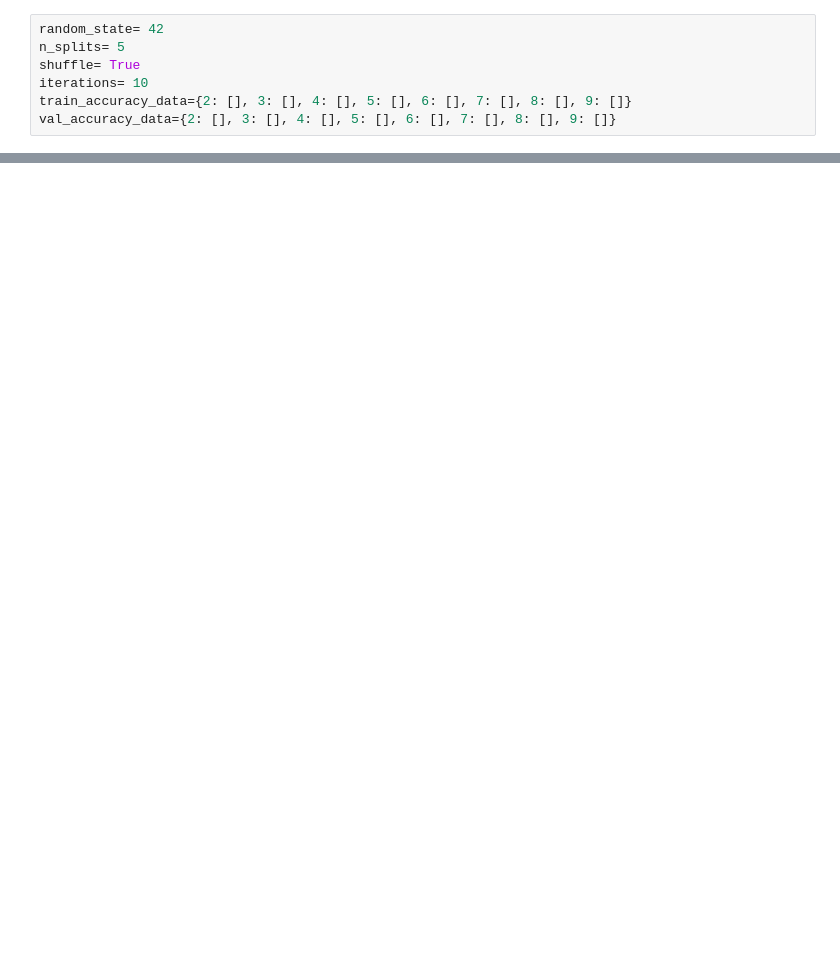
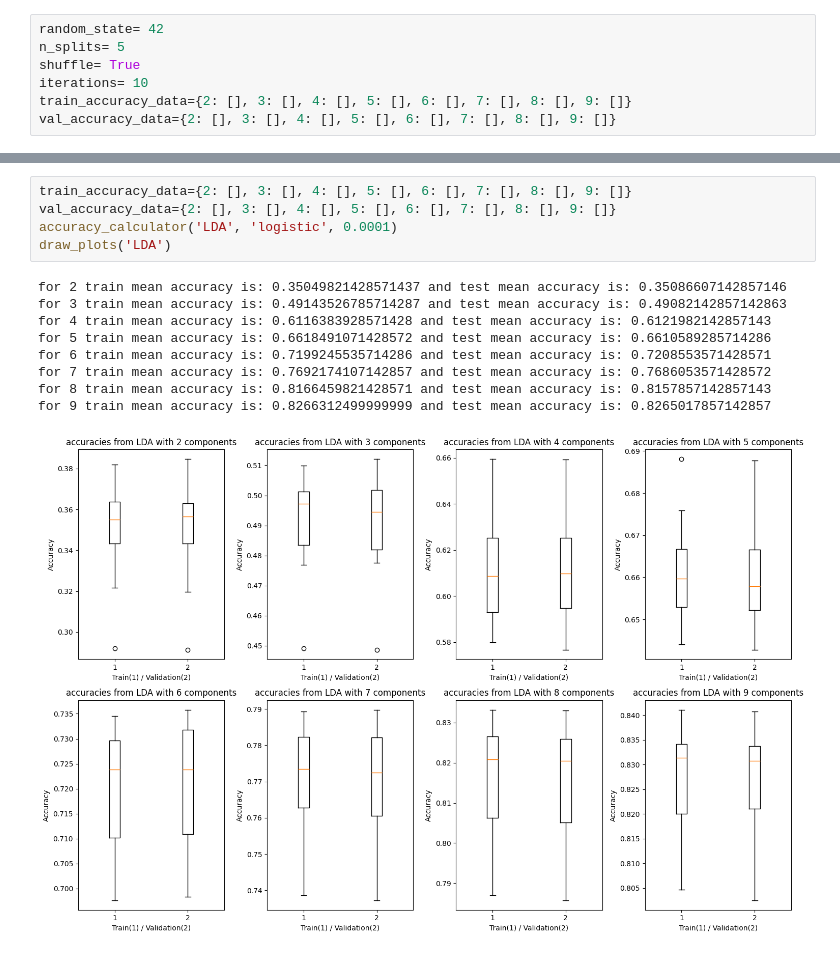
Before and after one commit to shayan1999/LDA_ML, a Jupyter notebook: mnist.ipynb, the cells around one changed output, grey strips where cells are left out. Saved outputs shown, nothing was run; the diff lists cells and outputs as text; blank space fills up the shorter version.

```diff
--- a/mnist.ipynb
+++ b/mnist.ipynb
@@ -71,0 +200,15 @@ plt.show()
+# %%
+train_accuracy_data={2: [], 3: [], 4: [], 5: [], 6: [], 7: [], 8: [], 9: []}
+val_accuracy_data={2: [], 3: [], 4: [], 5: [], 6: [], 7: [], 8: [], 9: []}
+accuracy_calculator('LDA', 'logistic', 0.0001)
+draw_plots('LDA')
+# %% [output]
+for 2 train mean accuracy is: 0.35049821428571437 and test mean accuracy is: 0.35086607142857146
+for 3 train mean accuracy is: 0.49143526785714287 and test mean accuracy is: 0.49082142857142863
+for 4 train mean accuracy is: 0.6116383928571428 and test mean accuracy is: 0.6121982142857143
+for 5 train mean accuracy is: 0.6618491071428572 and test mean accuracy is: 0.6610589285714286
+for 6 train mean accuracy is: 0.7199245535714286 and test mean accuracy is: 0.7208553571428571
+for 7 train mean accuracy is: 0.7692174107142857 and test mean accuracy is: 0.7686053571428572
+for 8 train mean accuracy is: 0.8166459821428571 and test mean accuracy is: 0.8157857142857143
+for 9 train mean accuracy is: 0.8266312499999999 and test mean accuracy is: 0.8265017857142857
+[figure, added]
```
Also changed, not shown: parts of 24 cells of this notebook, 1 other file.
